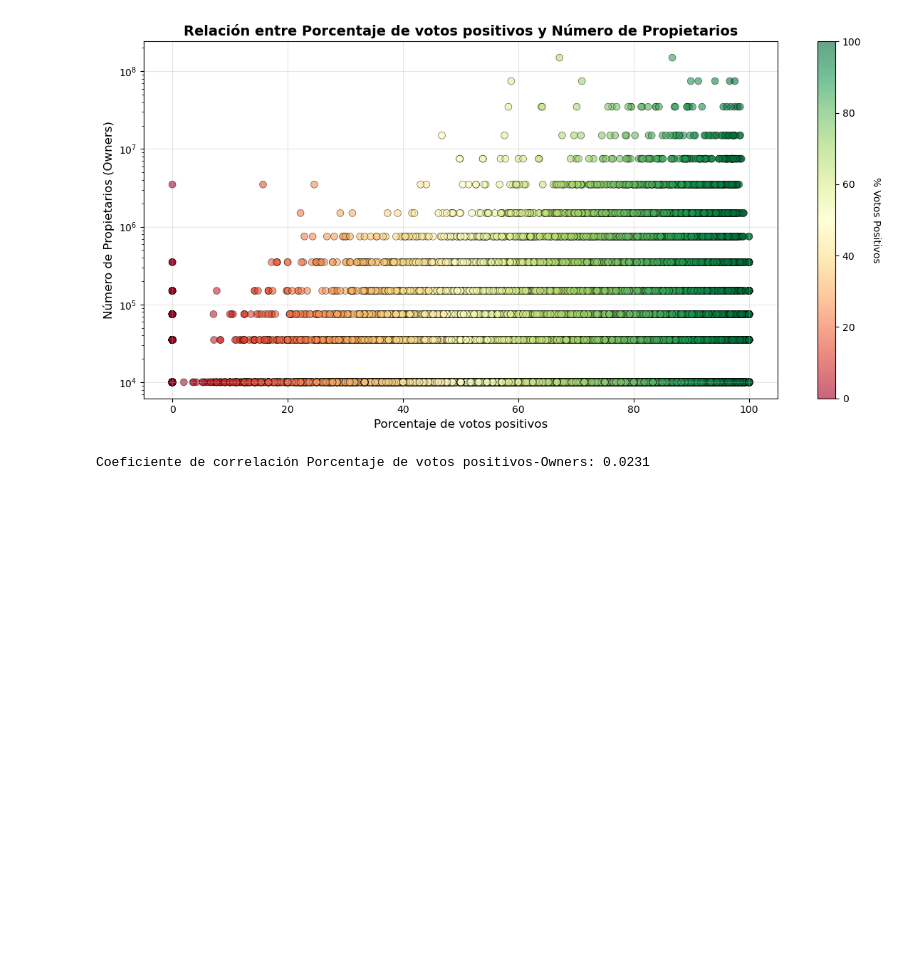
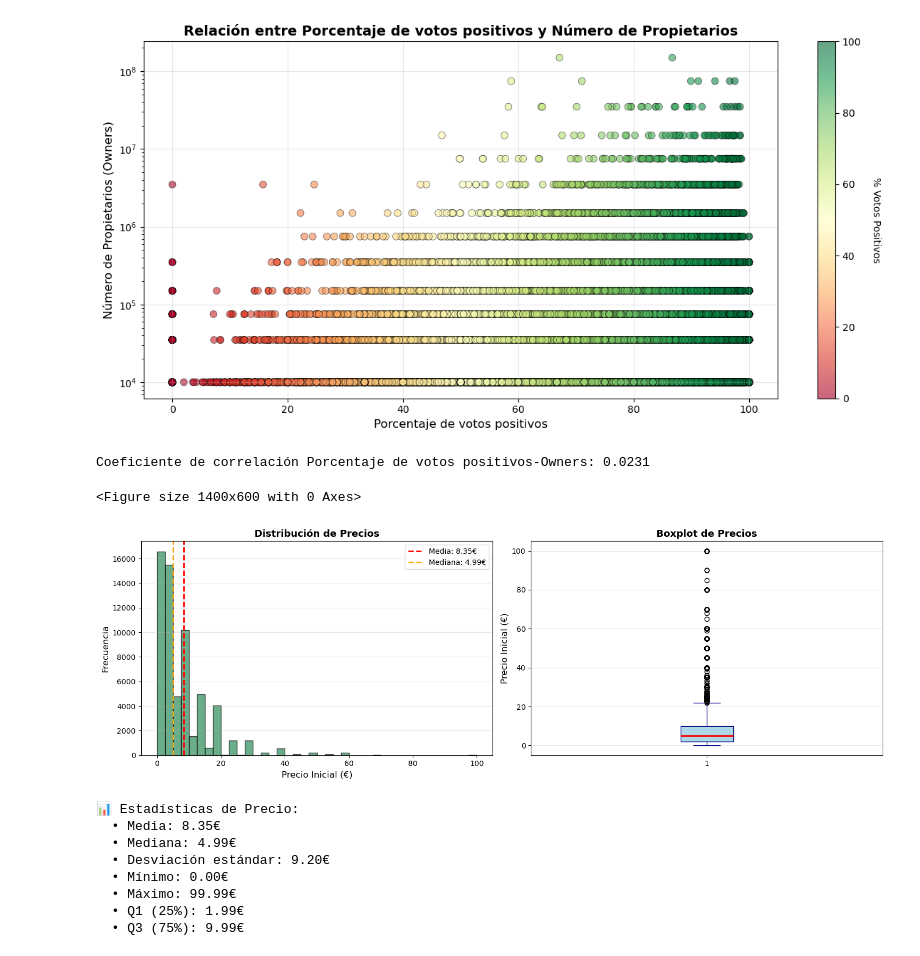
Before and after one commit to MetalMaxALIZ/Proyecto, a Jupyter notebook: notebooks_and_scripts/Analysis.ipynb, the cells around one changed output. Cells and saved outputs as stored; diff of their text form; code cells hidden in the pictures; blank space fills up the shorter version.

```diff
--- a/notebooks_and_scripts/Analysis.ipynb
+++ b/notebooks_and_scripts/Analysis.ipynb
@@ -510,3 +441,55 @@ print(f"\nCoeficiente de correlación Porcentaje de votos positivos-Owners: {cor
 # %% [output]
 [figure]
 Coeficiente de correlación Porcentaje de votos positivos-Owners: 0.0231
+# %%
+# GRÁFICA 5: Distribución de Precios
+# Analizar la distribución de precios iniciales
+
+plt.figure(figsize=(14, 6))
+
+# Crear subplots
+fig, axes = plt.subplots(1, 2, figsize=(15, 5))
+
+# Histograma de precios
+axes[0].hist(df_combinado_final['initialprice'], bins=40, edgecolor='black', alpha=0.7, color='seagreen')
+axes[0].set_xlabel('Precio Inicial (€)', fontsize=12)
+axes[0].set_ylabel('Frecuencia', fontsize=12)
+axes[0].set_title('Distribución de Precios', fontsize=13, fontweight='bold')
+axes[0].axvline(df_combinado_final['initialprice'].mean(), color='red', linestyle='--', linewidth=2, label=f'Media: {df_combinado_final["initialprice"].mean():.2f}€')
+axes[0].axvline(df_combinado_final['initialprice'].median(), color='orange', linestyle='--', linewidth=2, label=f'Mediana: {df_combinado_final["initialprice"].median():.2f}€')
+axes[0].legend()
+axes[0].grid(axis='y', alpha=0.3)
+
+# Boxplot de precios
+axes[1].boxplot(df_combinado_final['initialprice'], vert=True, patch_artist=True,
+                boxprops=dict(facecolor='lightblue', color='navy'),
+                whiskerprops=dict(color='navy'),
+                capprops=dict(color='navy'),
+                medianprops=dict(color='red', linewidth=2))
+axes[1].set_ylabel('Precio Inicial (€)', fontsize=12)
+axes[1].set_title('Boxplot de Precios', fontsize=13, fontweight='bold')
+axes[1].grid(axis='y', alpha=0.3)
+
+plt.tight_layout()
+plt.show()
+
+# Estadísticas de precio
+print("\n📊 Estadísticas de Precio:")
+print(f"  • Media: {df_combinado_final['initialprice'].mean():.2f}€")
+print(f"  • Mediana: {df_combinado_final['initialprice'].median():.2f}€")
+print(f"  • Desviación estándar: {df_combinado_final['initialprice'].std():.2f}€")
+print(f"  • Mínimo: {df_combinado_final['initialprice'].min():.2f}€")
+print(f"  • Máximo: {df_combinado_final['initialprice'].max():.2f}€")
+print(f"  • Q1 (25%): {df_combinado_final['initialprice'].quantile(0.25):.2f}€")
+print(f"  • Q3 (75%): {df_combinado_final['initialprice'].quantile(0.75):.2f}€")
+# %% [output]
+<Figure size 1400x600 with 0 Axes>
+[figure, added]
+📊 Estadísticas de Precio:
+  • Media: 8.35€
+  • Mediana: 4.99€
+  • Desviación estándar: 9.20€
+  • Mínimo: 0.00€
+  • Máximo: 99.99€
+  • Q1 (25%): 1.99€
+  • Q3 (75%): 9.99€
```
Also changed, not shown: parts of 12 cells of this notebook, 5 other files.
